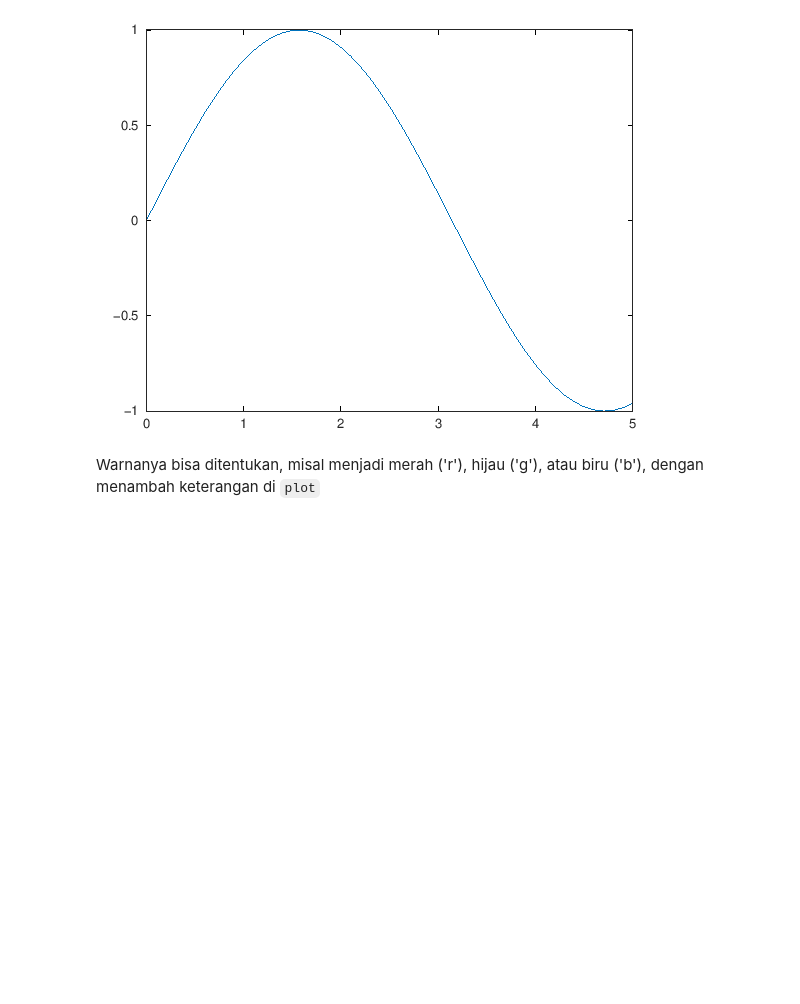
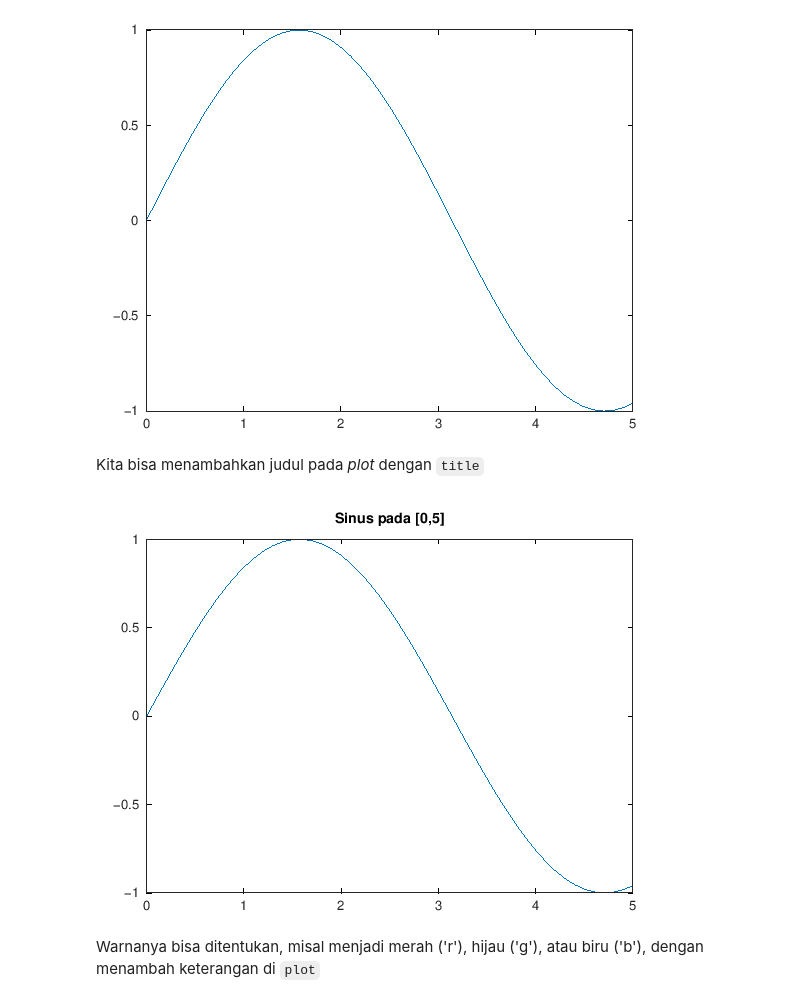
Before and after one commit to aslab-math-ui/modul-prak, a Jupyter notebook: semuahalaman/modulprak/2024/genap/pdnum/modul2.ipynb, the cells around one changed output. Cells and saved outputs as stored; diff of their text form; code cells hidden in the pictures; blank space fills up the shorter version.

```diff
--- a/semuahalaman/modulprak/2024/genap/pdnum/modul2.ipynb
+++ b/semuahalaman/modulprak/2024/genap/pdnum/modul2.ipynb
@@ -102,6 +102,15 @@ y = sin(x);
 plot(x,y)
 # %% [output]
 [figure]
+# %% [markdown]
+Kita bisa menambahkan judul pada *plot* dengan `title`
+# %%
+x = 0 : 0.1 : 5;
+y = sin(x);
+plot(x,y);
+title("Sinus pada [0,5]");
+# %% [output]
+[figure, added]
 # %% [markdown]
 Warnanya bisa ditentukan, misal menjadi merah ('r'), hijau ('g'), atau biru ('b'), dengan menambah keterangan di `plot`
 # %%
```
Also changed, not shown: parts of 24 cells of this notebook.
